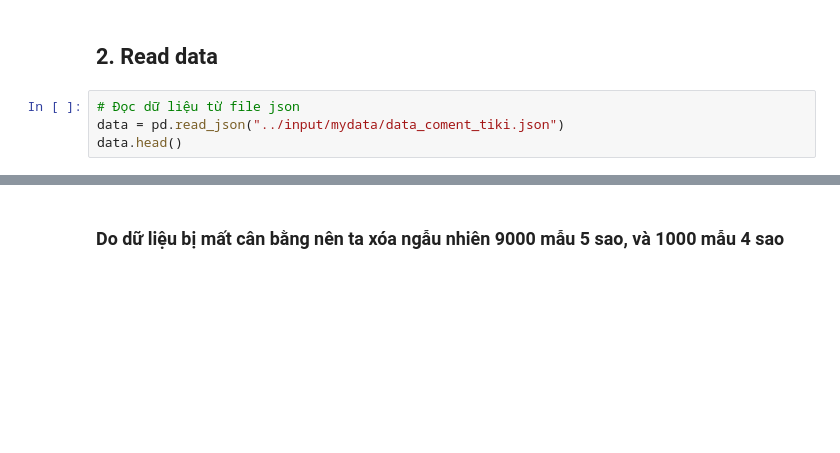
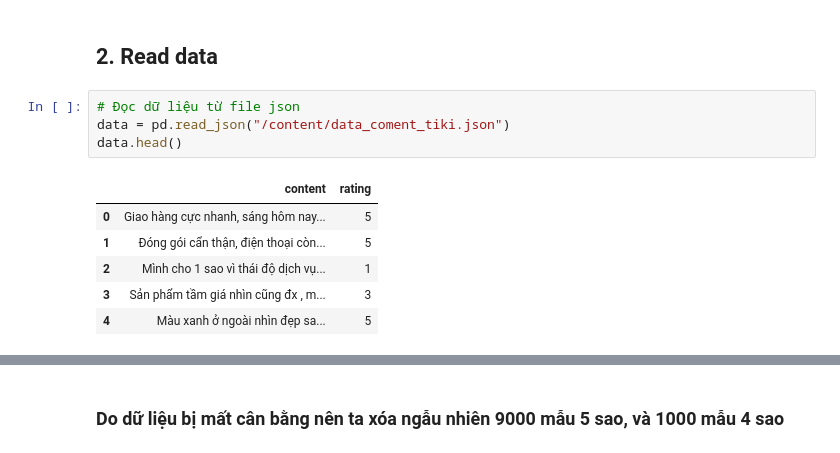
Before and after one commit to duybao901/tiki-comment-clsf, a Jupyter notebook: train.ipynb, the cells around one changed output, grey strips where cells are left out. Cells and saved outputs as stored; diff of their text form; blank space fills up the shorter version.

```diff
--- a/train.ipynb
+++ b/train.ipynb
@@ -13,8 +16,15 @@ from pyvi import ViTokenizer
 ## 2. Read data
 # %%
 # Đọc dữ liệu từ file json
-data = pd.read_json("../input/mydata/data_coment_tiki.json")
+data = pd.read_json("/content/data_coment_tiki.json")
 data.head()
+# %% [output]
+|  | content | rating |
+| 0 | Giao hàng cực nhanh, sáng hôm nay... | 5 |
+| 1 | Đóng gói cẩn thận, điện thoại còn... | 5 |
+| 2 | Mình cho 1 sao vì thái độ dịch vụ... | 1 |
+| 3 | Sản phẩm tầm giá nhìn cũng đx , m... | 3 |
+| 4 | Màu xanh ở ngoài nhìn đẹp sa... | 5 |
 # %%
 data.rename(columns={"content":"text","rating":"star"}, inplace=True)
 data.head()
```
Also changed, not shown: parts of 27 cells of this notebook, 3 other files.
